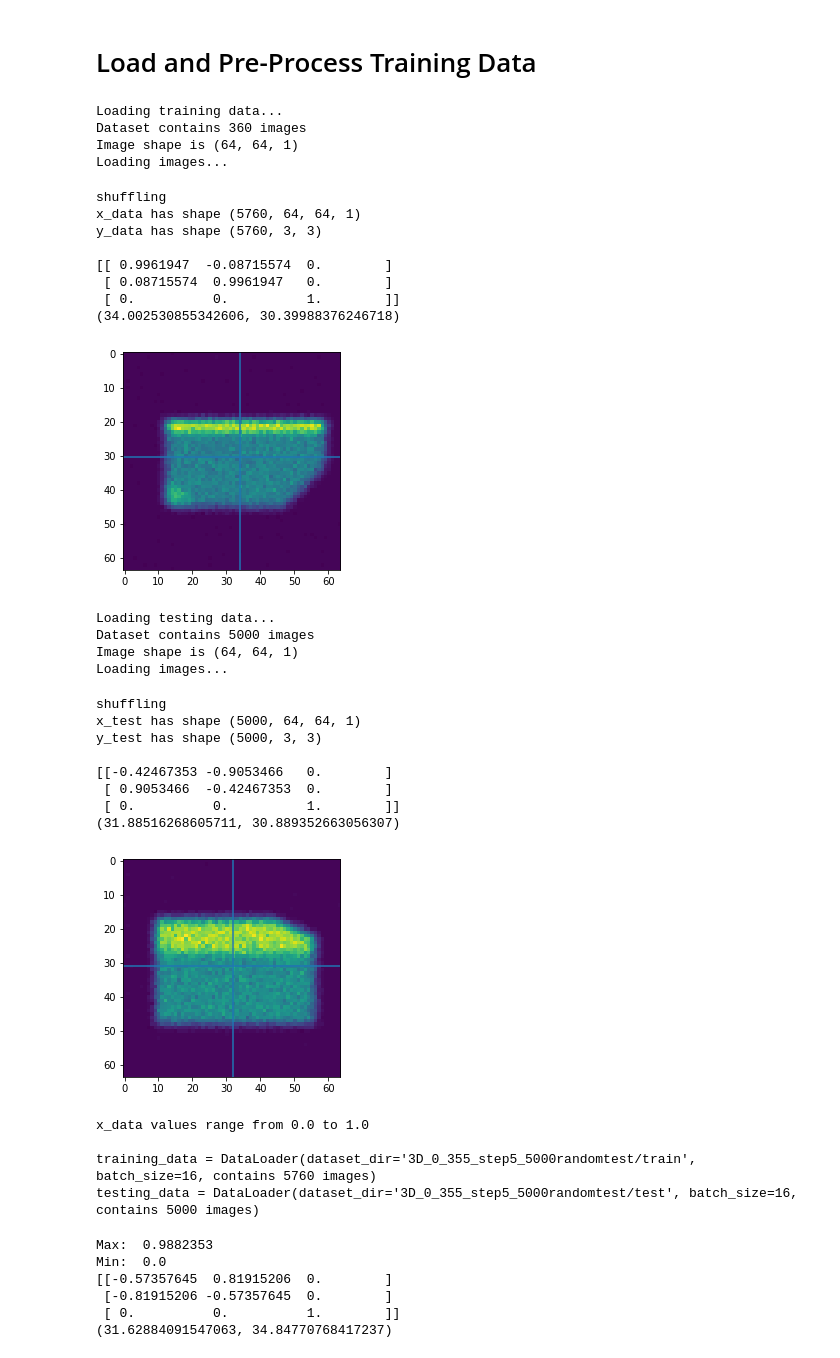
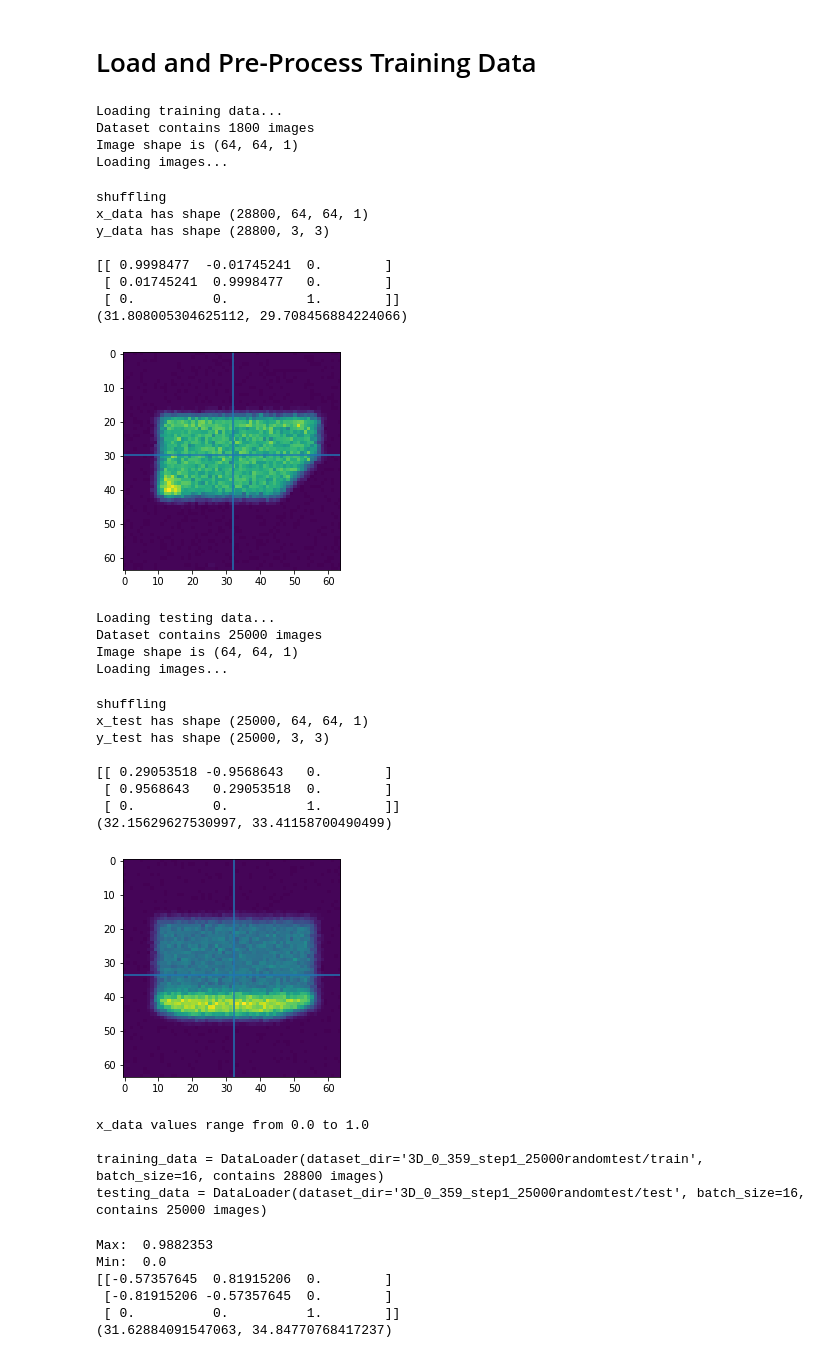
Before and after one commit to SEMOrientation/Y4ProjectNotebooks, a Jupyter notebook: 3D_Network.ipynb, the cells around one changed output. Drawn from its saved outputs; the diff is of its cells as text; code cells hidden in the pictures.

Commit message:
Larger dataset, reduced to match

```diff
--- a/3D_Network.ipynb
+++ b/3D_Network.ipynb
@@ -27,8 +27,8 @@ Fri Apr  1 19:14:23 2022
 # Download Dataset
 # %%
 import os
-DATASET_FILE = "3D_0_355_step5_5000randomtest.zip"
-DATASET_DIR = "3D_0_355_step5_5000randomtest"
+DATASET_FILE = "3D_0_359_step1_25000randomtest.zip"
+DATASET_DIR = "3D_0_359_step1_25000randomtest"
 #!rm -rf "$DATASET_DIR"
 #!curl -L https://github.com/joshbarrass/Y4ProjectNotebooks/raw/master/$DATASET_FILE > "$DATASET_FILE"
 from google.colab import drive
@@ -635,7 +635,7 @@ CENTRE_AUGMENTATIONS = 16
 CENTRE_AUGMENTATION_SIGMA = 2 * RESIZE_SHAPE[0]/50
 
 print("Loading training data...")
-training_data = DataLoader(os.path.join(DATASET_DIR, "train"), batch_size=16,
+training_data = DataLoader(os.path.join(DATASET_DIR, "train"), batch_size=16, every=5,
                            onload=[
                                    onload_GaussianBlur(GAUSS_RADIUS),
                                    onload_SEMNoise(),
@@ -672,7 +672,7 @@ print(COM)
 plt.show()
 
 print("\nLoading testing data...")
-testing_data = DataLoader(os.path.join(DATASET_DIR, "test"), batch_size=16,
+testing_data = DataLoader(os.path.join(DATASET_DIR, "test"), batch_size=16, every=5,
                           onload=[
                                    onload_GaussianBlur(GAUSS_RADIUS),
                                    onload_SEMNoise(),
@@ -692,51 +692,51 @@ print(f"x_test has shape {testing_data.xdata.shape}")
 print(f"y_test has shape {testing_data.ydata.shape}")
 print()
 
 im1 = testing_data.xdata[1,:,:].reshape(RESIZE_SHAPE).T
 rot1 = testing_data.ydata[1]
 plt.imshow(im1)
 COM = ndimage.measurements.center_of_mass(im1.T)
 plt.axvline(COM[0])
 plt.axhline(COM[1])
 print(rot1)
 print(COM)
 plt.show()
 
 print(f"\nx_data values range from {np.min(training_data.xdata)} to {np.max(training_data.xdata)}")
 
 print(f"\ntraining_data = {training_data}")
 print(f"testing_data = {testing_data}")
 # %% [output]
 Loading training data...
-Dataset contains 360 images
+Dataset contains 1800 images
 Image shape is (64, 64, 1)
 Loading images...
 shuffling
-x_data has shape (5760, 64, 64, 1)
-y_data has shape (5760, 3, 3)
+x_data has shape (28800, 64, 64, 1)
+y_data has shape (28800, 3, 3)
 
-[[ 0.9961947  -0.08715574  0.        ]
- [ 0.08715574  0.9961947   0.        ]
+[[ 0.9998477  -0.01745241  0.        ]
+ [ 0.01745241  0.9998477   0.        ]
  [ 0.          0.          1.        ]]
-(34.002530855342606, 30.39988376246718)
+(31.808005304625112, 29.708456884224066)
-[figure, old version]
+[figure, new version]
 Loading testing data...
-Dataset contains 5000 images
+Dataset contains 25000 images
 Image shape is (64, 64, 1)
 Loading images...
 shuffling
-x_test has shape (5000, 64, 64, 1)
-y_test has shape (5000, 3, 3)
+x_test has shape (25000, 64, 64, 1)
+y_test has shape (25000, 3, 3)
 
-[[-0.42467353 -0.9053466   0.        ]
- [ 0.9053466  -0.42467353  0.        ]
+[[ 0.29053518 -0.9568643   0.        ]
+ [ 0.9568643   0.29053518  0.        ]
  [ 0.          0.          1.        ]]
-(31.88516268605711, 30.889352663056307)
+(32.15629627530997, 33.41158700490499)
-[figure, old version]
+[figure, new version]
 x_data values range from 0.0 to 1.0
 
-training_data = DataLoader(dataset_dir='3D_0_355_step5_5000randomtest/train', batch_size=16, contains 5760 images)
-testing_data = DataLoader(dataset_dir='3D_0_355_step5_5000randomtest/test', batch_size=16, contains 5000 images)
+training_data = DataLoader(dataset_dir='3D_0_359_step1_25000randomtest/train', batch_size=16, contains 28800 images)
+testing_data = DataLoader(dataset_dir='3D_0_359_step1_25000randomtest/test', batch_size=16, contains 25000 images)
 # %%
 i = 0
 im = training_data[i][0][0].reshape(RESIZE_SHAPE).T
```
